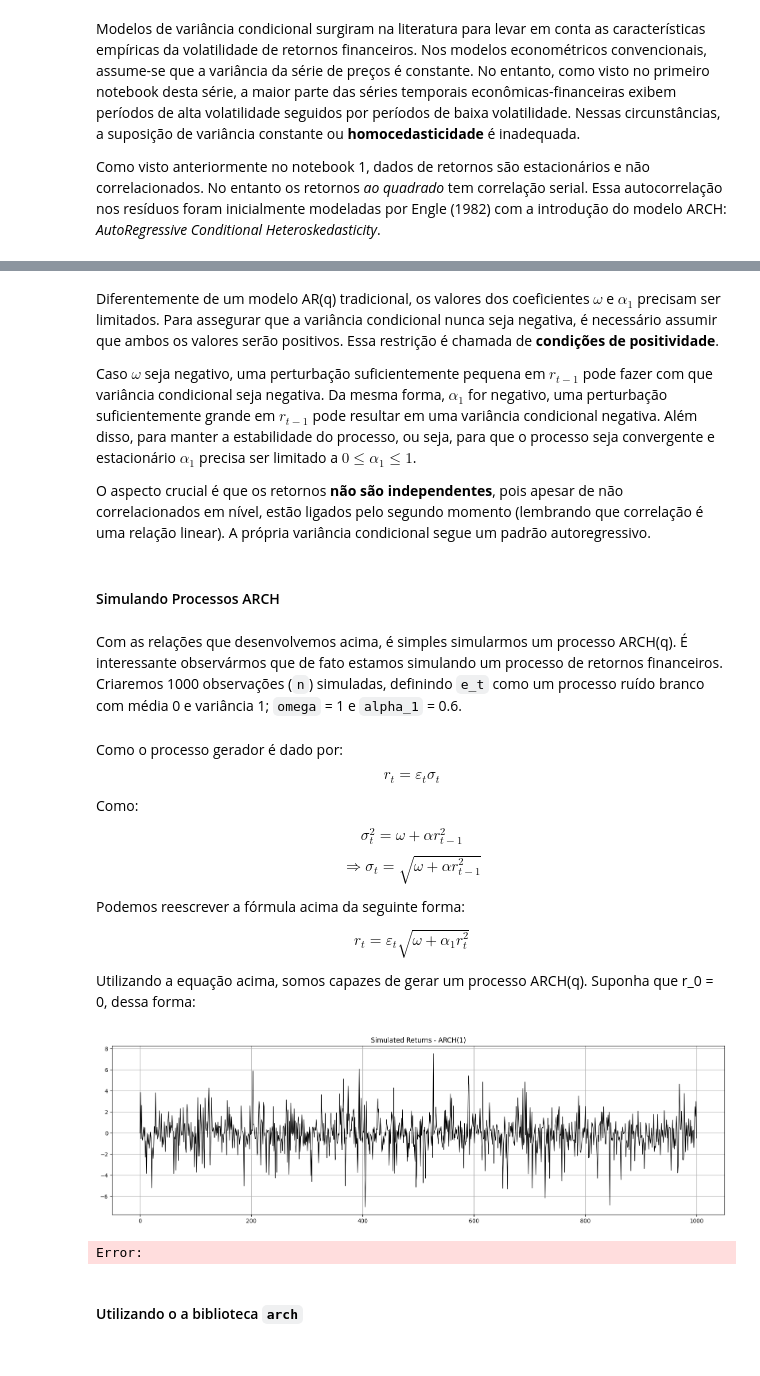
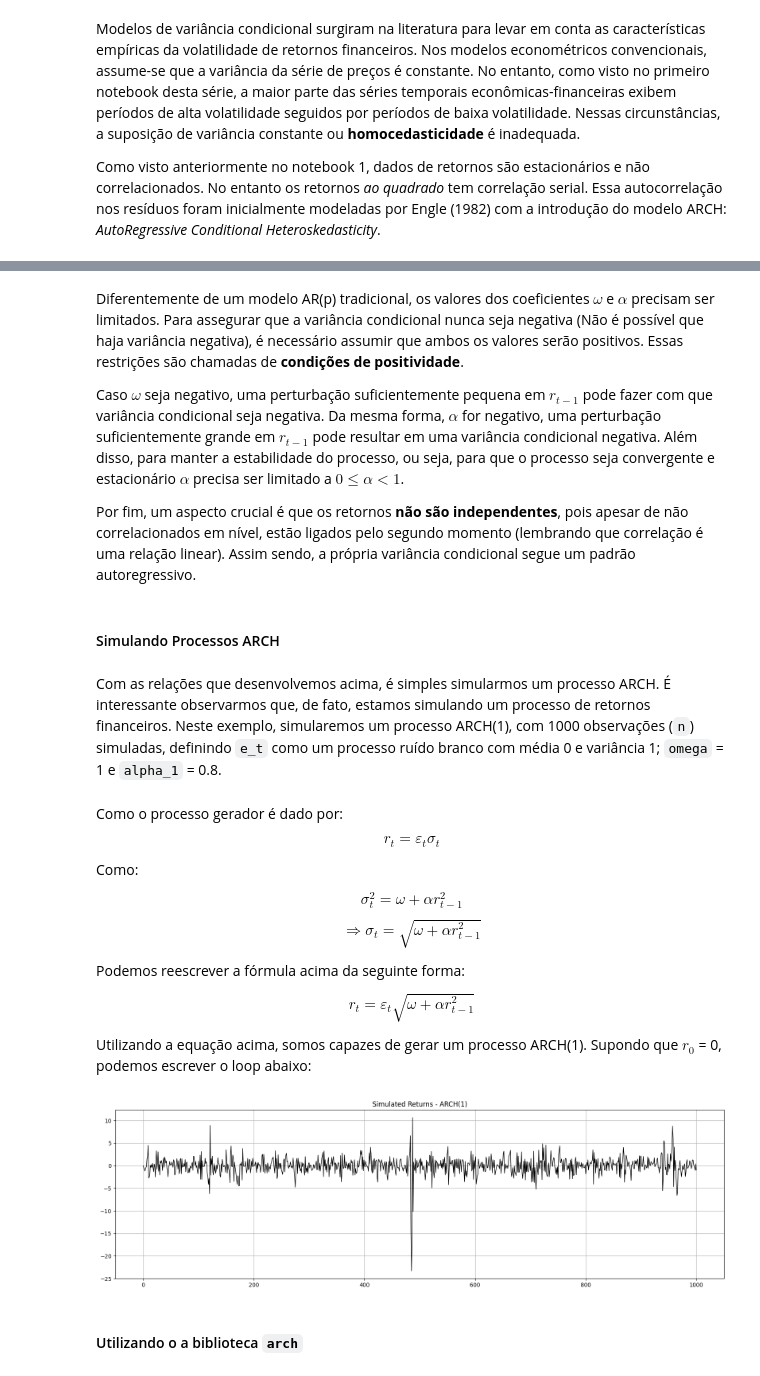
Before and after one commit to ViniNazato/FinancialEconometrics, a Jupyter notebook: Risk Modelling/2.Conditional_Volatility.ipynb, the cells around one changed output, grey strips where cells are left out. Saved outputs shown, nothing was run; the diff lists cells and outputs as text; code cells hidden in the pictures.

```diff
--- a/Risk Modelling/2.Conditional_Volatility.ipynb
+++ b/Risk Modelling/2.Conditional_Volatility.ipynb
@@ -85,19 +94,19 @@ $$\Rightarrow E(\sigma_t^2) = \omega + \alpha E(r_{t-1}^2)$$
 $$\Rightarrow \bar{\sigma}^2 =\omega + \alpha \bar{\sigma}^2$$
 $$\bar{\sigma}^2 = \frac{\omega}{(1-\alpha)}$$
 # %% [markdown]
-Diferentemente de um modelo AR(q) tradicional, os valores dos coeficientes $\omega$ e $\alpha_1$ precisam ser limitados. Para assegurar que a variância condicional nunca seja negativa, é necessário assumir que ambos os valores serão positivos. Essa restrição é chamada de **condições de positividade**.
+Diferentemente de um modelo AR(p) tradicional, os valores dos coeficientes $\omega$ e $\alpha$ precisam ser limitados. Para assegurar que a variância condicional nunca seja negativa (Não é possível que haja variância negativa), é necessário assumir que ambos os valores serão positivos. Essas restrições são chamadas de **condições de positividade**.
 
-Caso $\omega$ seja negativo, uma perturbação suficientemente pequena em $r_{t−1}$ pode fazer com que variância condicional seja negativa. Da mesma forma, $\alpha_1$ for negativo, uma perturbação suficientemente grande em $r_{t−1}$ pode resultar em uma variância condicional negativa. Além disso, para manter a estabilidade do processo, ou seja, para que o processo seja convergente e estacionário $\alpha_1$ precisa ser limitado a $0 \leq \alpha_1 \leq 1$.
+Caso $\omega$ seja negativo, uma perturbação suficientemente pequena em $r_{t−1}$ pode fazer com que variância condicional seja negativa. Da mesma forma, $\alpha$ for negativo, uma perturbação suficientemente grande em $r_{t−1}$ pode resultar em uma variância condicional negativa. Além disso, para manter a estabilidade do processo, ou seja, para que o processo seja convergente e estacionário $\alpha$ precisa ser limitado a $0 \leq \alpha < 1$.
 
-O aspecto crucial é que os retornos **não são independentes**, pois apesar de não correlacionados em nível, estão ligados pelo segundo momento (lembrando que correlação é uma relação linear). A própria variância condicional segue um padrão autoregressivo.
+Por fim, um aspecto crucial é que os retornos **não são independentes**, pois apesar de não correlacionados em nível, estão ligados pelo segundo momento (lembrando que correlação é uma relação linear). Assim sendo, a própria variância condicional segue um padrão autoregressivo.
 # %% [markdown]
 #### Simulando Processos ARCH
 # %% [markdown]
-Com as relações que desenvolvemos acima, é simples simularmos um processo ARCH(q). É interessante observármos que de fato estamos simulando um processo de retornos financeiros. Criaremos 1000 observações (`n`) simuladas, definindo `e_t` como um processo ruído branco com média 0 e variância 1; `omega` = 1 e `alpha_1` = 0.6.
+Com as relações que desenvolvemos acima, é simples simularmos um processo ARCH. É interessante observarmos que, de fato, estamos simulando um processo de retornos financeiros. Neste exemplo, simularemos um processo ARCH(1), com 1000 observações (`n`) simuladas, definindo `e_t` como um processo ruído branco com média 0 e variância 1; `omega` = 1 e `alpha_1` = 0.8.
 # %%
 n = 1000
 omega = 1
-alpha_1 = .6
+alpha_1 = .8
 e_t = np.random.normal(size=n, loc=0, scale=1)
 # %% [markdown]
 Como o processo gerador é dado por:
@@ -111,27 +120,26 @@ $$\Rightarrow \sigma_t = \sqrt{\omega + \alpha r_{t-1}^2}$$
 
 Podemos reescrever a fórmula acima da seguinte forma:
 
-$$ r_t = \varepsilon_t \sqrt{\omega + \alpha_1r_t^2}$$
+$$ r_t = \varepsilon_t \sqrt{\omega + \alpha r_{t-1}^2}$$
 
-Utilizando a equação acima, somos capazes de gerar um processo ARCH(q). Suponha que r_0 = 0, dessa forma:
+Utilizando a equação acima, somos capazes de gerar um processo ARCH(1). Supondo que $r_0$ = 0, podemos escrever o loop abaixo:
 # %%
-# r_0 = 0
+# Primeira obs (r_t) = 0
 r_sim = [0]
 
 # ARCH Process
 for i in range(n):
 
-    r_t = e_t[i]*np.sqrt(omega + alpha_1 * e_t[i]**2)
+    r_t = e_t[i]*np.sqrt(omega + alpha_1 * r_sim[i]**2)
     r_sim.append(r_t)
 
 # Plot Simulated Returns - ARCH Process
 plt.figure(figsize=(16, 5))
 plt.plot(r_sim, c='k', lw=1)
 plt.grid(True)
 plt.title("Simulated Returns - ARCH(1)")
 plt.tight_layout()
 # %% [output]
-[figure, old version]
+[figure, new version]
-Error:
 # %% [markdown]
 #### Utilizando o a biblioteca `arch`
```
Also changed, not shown: parts of 32 cells of this notebook, 2 other files.
